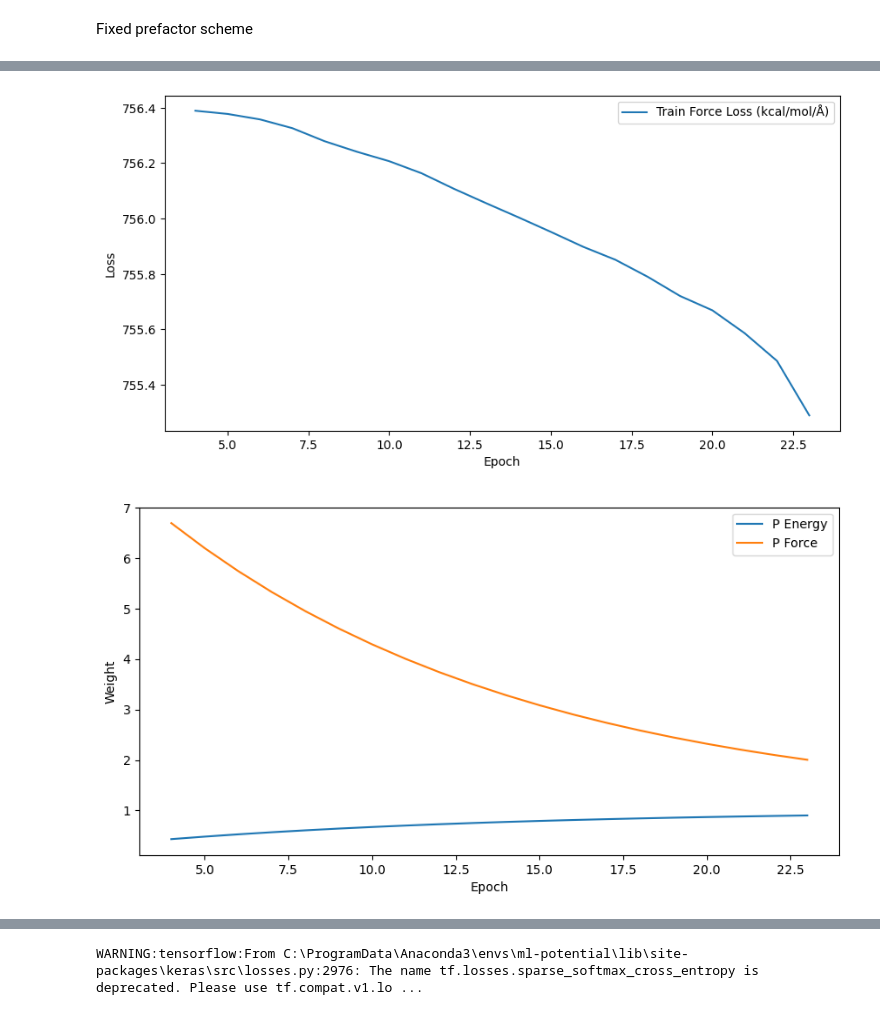
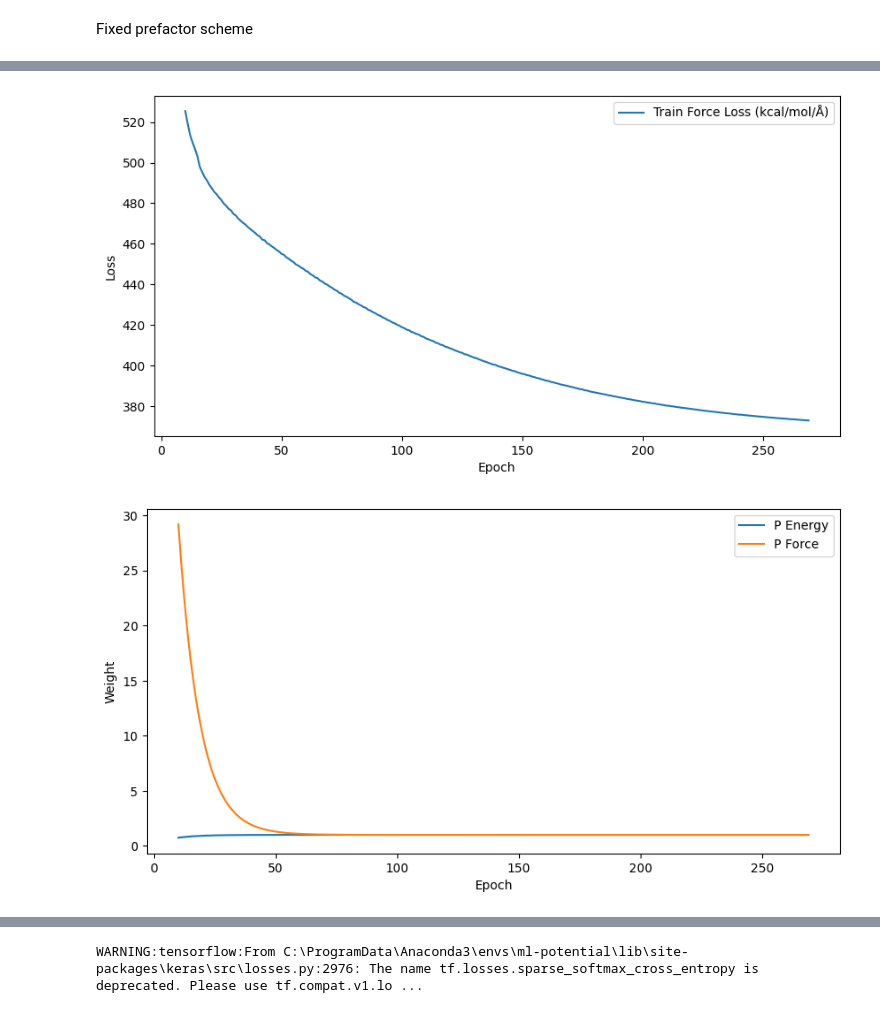
Before and after one commit to AaronJacques/long-range-ml-potential, a Jupyter notebook: Neural-Network/testing_notebook.ipynb, the cells around one changed output, grey strips where cells are left out. Saved outputs shown, nothing was run; the diff lists cells and outputs as text; code cells hidden in the pictures.

```diff
--- a/Neural-Network/testing_notebook.ipynb
+++ b/Neural-Network/testing_notebook.ipynb
@@ -83,5 +83,5 @@ def plot_loss(folder, skip=1):
 # %% [markdown]
 Fixed prefactor scheme
 # %%
-plot_loss("Model-aspirin_grid_size_1.5_n_samples_40000-DS-0.0005-lr-12000.0-decay-steps13-34-47", skip=4)
+plot_loss("Model-aspirin_max_local_level_6_grid_size_1_n_samples_50000-DS-0.00025-lr-12000.0-decay-steps13-45-22", skip=10)
 # %% [output]
@@ -90,5 +90,5 @@ plot_loss("Model-aspirin_grid_size_1.5_n_samples_40000-DS-0.0005-lr-12000.0-deca
-[figure, old version]
+[figure, new version]
-[figure, old version]
+[figure, new version]
 # %%
 path = os.path.join("..", "Datasets", "aspirin_grid_size_1.5_n_samples_40000", "val.pkl.gzip")
 df = pd.read_pickle(path, compression="gzip")
```
Also changed, not shown: parts of 1 cell of this notebook, 28 other files.
